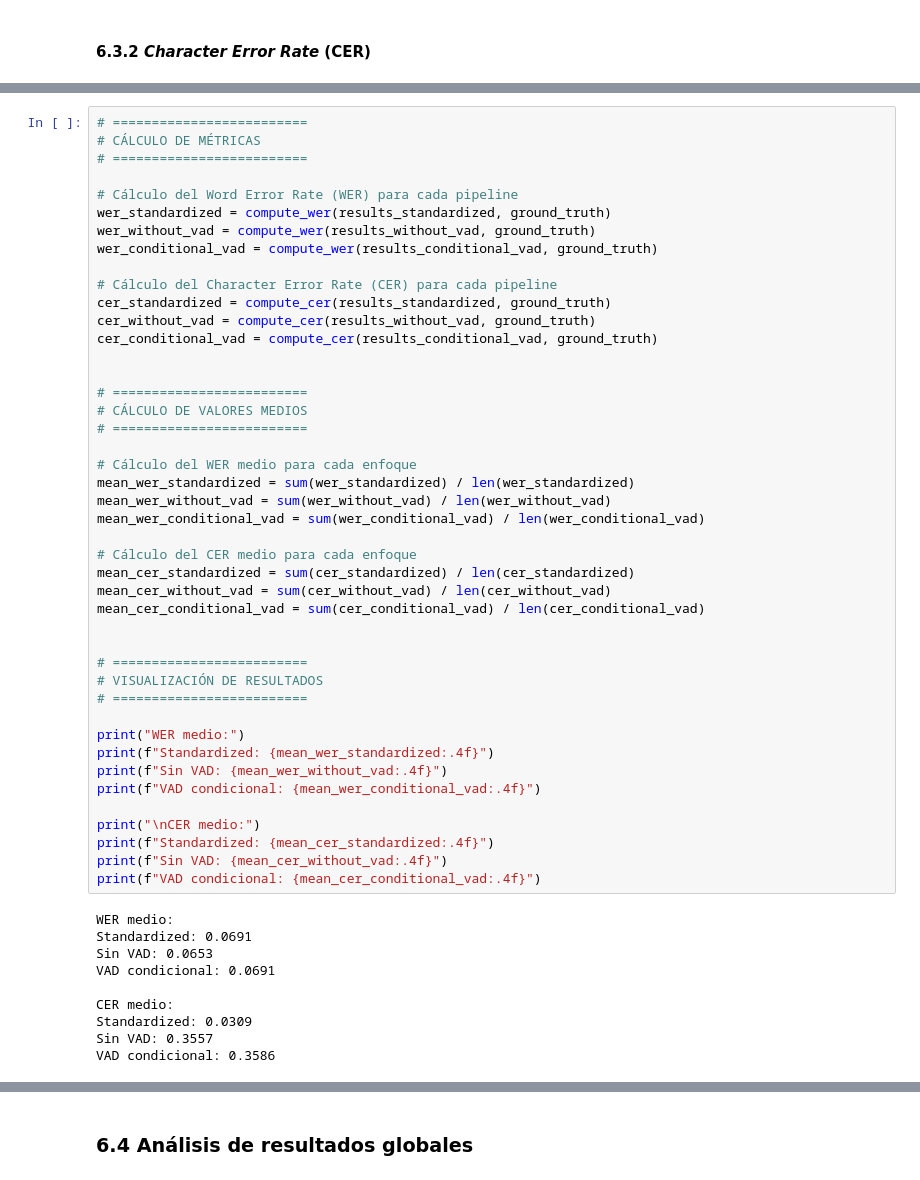
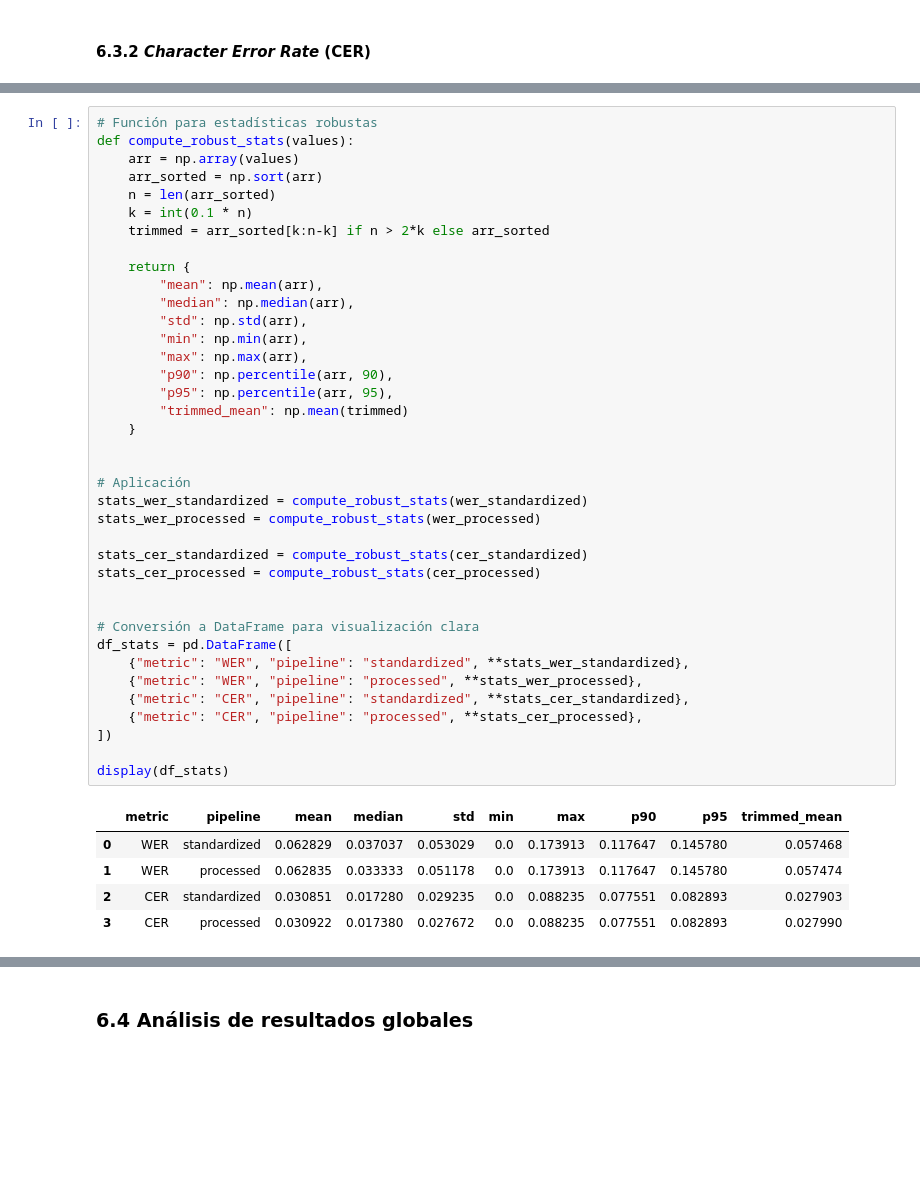
Before and after one commit to JMPinillos/agri-voice-ai, a Jupyter notebook: notebooks/02_speech_to_text_asr/speech_to_text_asr.ipynb, the cells around one changed output, grey strips where cells are left out. Drawn from its saved outputs; the diff is of its cells as text; blank space fills up the shorter version.

```diff
--- a/notebooks/02_speech_to_text_asr/speech_to_text_asr.ipynb
+++ b/notebooks/02_speech_to_text_asr/speech_to_text_asr.ipynb
@@ -552,54 +531,44 @@ def compute_cer(results, ground_truth):
 # %%
-# =========================
-# CÁLCULO DE MÉTRICAS
-# =========================
+# Función para estadísticas robustas
+def compute_robust_stats(values):
+    arr = np.array(values)
+    arr_sorted = np.sort(arr)
+    n = len(arr_sorted)
+    k = int(0.1 * n)
+    trimmed = arr_sorted[k:n-k] if n > 2*k else arr_sorted
 
-# Cálculo del Word Error Rate (WER) para cada pipeline
-wer_standardized = compute_wer(results_standardized, ground_truth)
-wer_without_vad = compute_wer(results_without_vad, ground_truth)
-wer_conditional_vad = compute_wer(results_conditional_vad, ground_truth)
-
-# Cálculo del Character Error Rate (CER) para cada pipeline
-cer_standardized = compute_cer(results_standardized, ground_truth)
-cer_without_vad = compute_cer(results_without_vad, ground_truth)
-cer_conditional_vad = compute_cer(results_conditional_vad, ground_truth)
+    return {
+        "mean": np.mean(arr),
+        "median": np.median(arr),
+        "std": np.std(arr),
+        "min": np.min(arr),
+        "max": np.max(arr),
+        "p90": np.percentile(arr, 90),
+        "p95": np.percentile(arr, 95),
+        "trimmed_mean": np.mean(trimmed)
+    }
 
 
-# =========================
-# CÁLCULO DE VALORES MEDIOS
-# =========================
+# Aplicación
+stats_wer_standardized = compute_robust_stats(wer_standardized)
+stats_wer_processed = compute_robust_stats(wer_processed)
 
-# Cálculo del WER medio para cada enfoque
-mean_wer_standardized = sum(wer_standardized) / len(wer_standardized)
-mean_wer_without_vad = sum(wer_without_vad) / len(wer_without_vad)
-mean_wer_conditional_vad = sum(wer_conditional_vad) / len(wer_conditional_vad)
-
-# Cálculo del CER medio para cada enfoque
-mean_cer_standardized = sum(cer_standardized) / len(cer_standardized)
-mean_cer_without_vad = sum(cer_without_vad) / len(cer_without_vad)
-mean_cer_conditional_vad = sum(cer_conditional_vad) / len(cer_conditional_vad)
+stats_cer_standardized = compute_robust_stats(cer_standardized)
+stats_cer_processed = compute_robust_stats(cer_processed)
 
 
-# =========================
-# VISUALIZACIÓN DE RESULTADOS
-# =========================
+# Conversión a DataFrame para visualización clara
+df_stats = pd.DataFrame([
+    {"metric": "WER", "pipeline": "standardized", **stats_wer_standardized},
+    {"metric": "WER", "pipeline": "processed", **stats_wer_processed},
+    {"metric": "CER", "pipeline": "standardized", **stats_cer_standardized},
+    {"metric": "CER", "pipeline": "processed", **stats_cer_processed},
+])
 
-print("WER medio:")
-print(f"Standardized: {mean_wer_standardized:.4f}")
-print(f"Sin VAD: {mean_wer_without_vad:.4f}")
-print(f"VAD condicional: {mean_wer_conditional_vad:.4f}")
-
-print("\nCER medio:")
-print(f"Standardized: {mean_cer_standardized:.4f}")
-print(f"Sin VAD: {mean_cer_without_vad:.4f}")
-print(f"VAD condicional: {mean_cer_conditional_vad:.4f}")
+display(df_stats)
 # %% [output]
-WER medio:
-Standardized: 0.0691
-Sin VAD: 0.0653
-VAD condicional: 0.0691
-
-CER medio:
-Standardized: 0.0309
-Sin VAD: 0.3557
-VAD condicional: 0.3586
+|  | metric | pipeline | mean | median | std | min | max | p90 | p95 | trimmed_mean |
+| 0 | WER | standardized | 0.062829 | 0.037037 | 0.053029 | 0.0 | 0.173913 | 0.117647 | 0.145780 | 0.057468 |
+| 1 | WER | processed | 0.062835 | 0.033333 | 0.051178 | 0.0 | 0.173913 | 0.117647 | 0.145780 | 0.057474 |
+| 2 | CER | standardized | 0.030851 | 0.017280 | 0.029235 | 0.0 | 0.088235 | 0.077551 | 0.082893 | 0.027903 |
+| 3 | CER | processed | 0.030922 | 0.017380 | 0.027672 | 0.0 | 0.088235 | 0.077551 | 0.082893 | 0.027990 |
```
Also changed, not shown: parts of 17 cells of this notebook, 11 other files.
